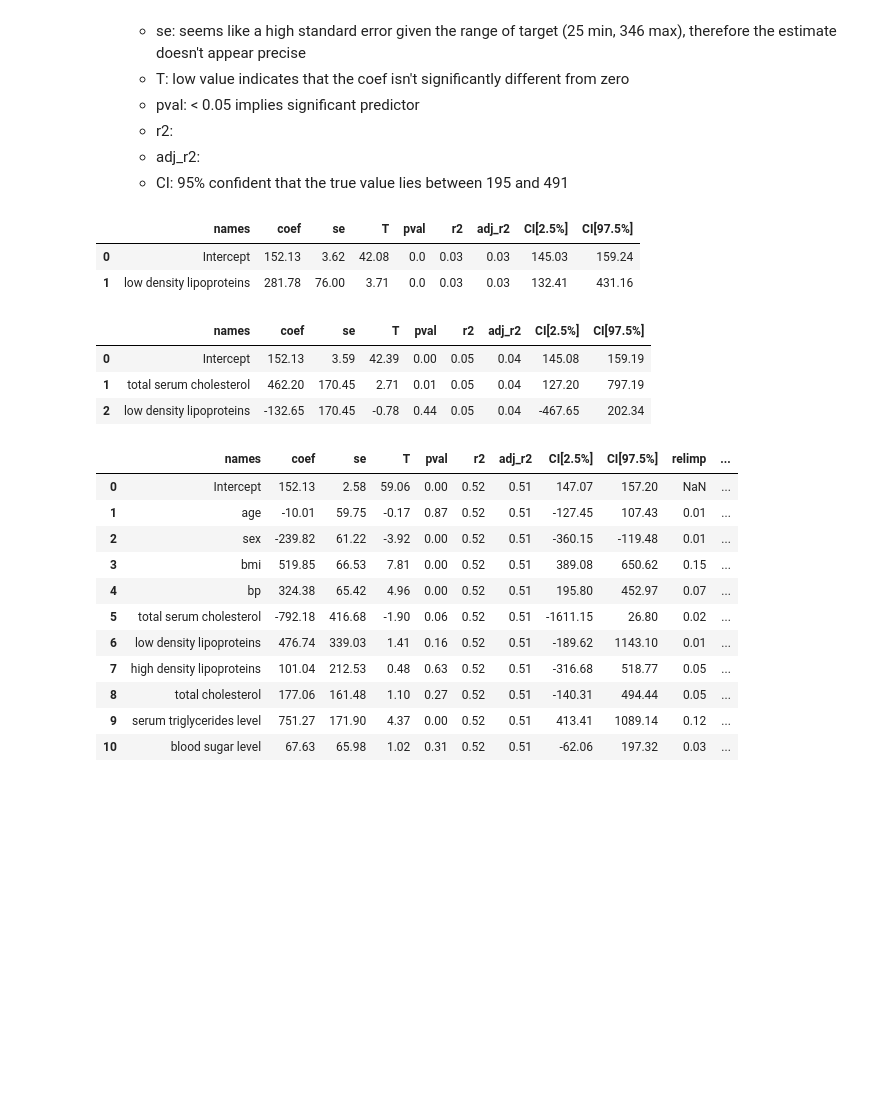
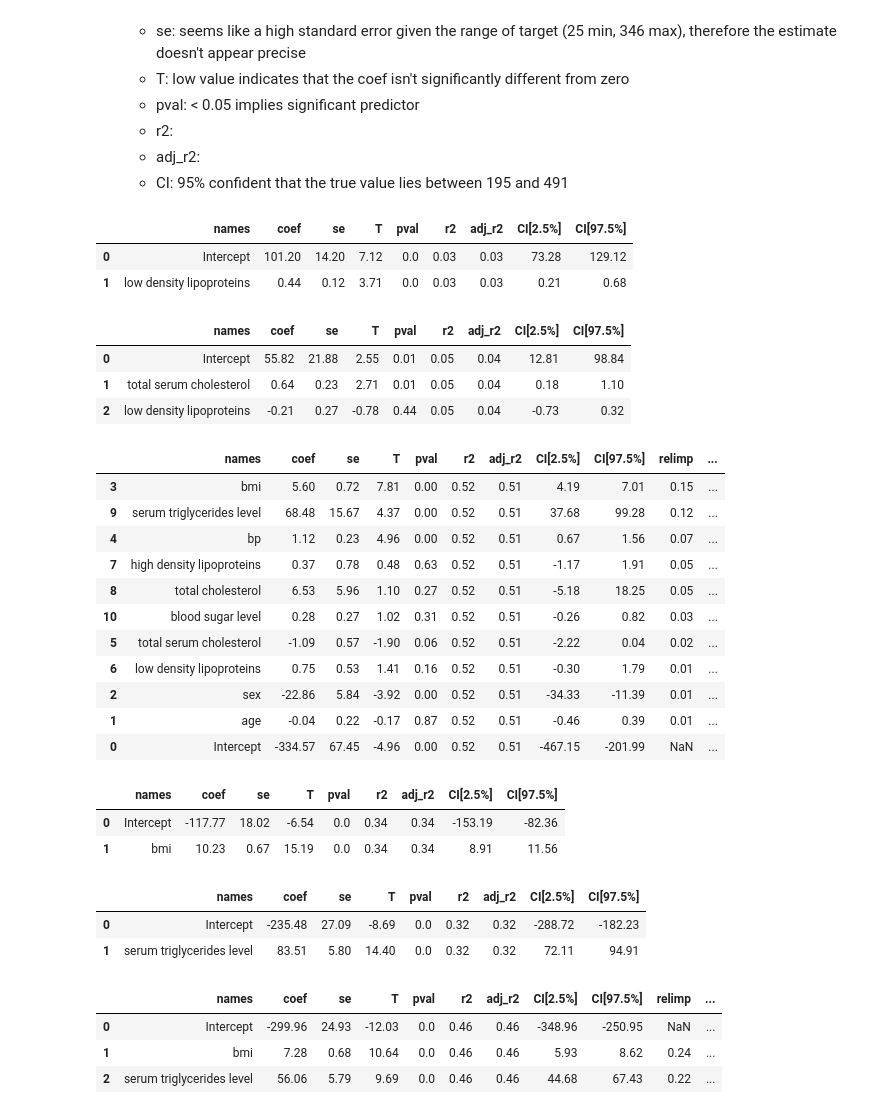
Before and after one commit to mglissmann/09_17_2024, a Jupyter notebook: diabetes_progression.ipynb, the cells around one changed output. Drawn from its saved outputs; the diff is of its cells as text; code cells hidden in the pictures; blank space fills up the shorter version.

```diff
--- a/diabetes_progression.ipynb
+++ b/diabetes_progression.ipynb
@@ -259,50 +259,73 @@ Interpretation:
     - adj_r2:
     - CI: 95% confident that the true value lies between 195 and 491
 # %%
-lm = pg.linear_regression(X['low density lipoproteins'], y)
+lm = pg.linear_regression(df_unscaled['low density lipoproteins'], df_unscaled['target'])
 lm.round(2)
 # %% [output]
 |  | names | coef | se | T | pval | r2 | adj_r2 | CI[2.5%] | CI[97.5%] |
-| 0 | Intercept | 152.13 | 3.62 | 42.08 | 0.0 | 0.03 | 0.03 | 145.03 | 159.24 |
-| 1 | low density lipoproteins | 281.78 | 76.00 | 3.71 | 0.0 | 0.03 | 0.03 | 132.41 | 431.16 |
+| 0 | Intercept | 101.20 | 14.20 | 7.12 | 0.0 | 0.03 | 0.03 | 73.28 | 129.12 |
+| 1 | low density lipoproteins | 0.44 | 0.12 | 3.71 | 0.0 | 0.03 | 0.03 | 0.21 | 0.68 |
 # %%
-lm = pg.linear_regression(X[['total serum cholesterol','low density lipoproteins']], y)
+lm = pg.linear_regression(df_unscaled[['total serum cholesterol','low density lipoproteins']], df_unscaled['target'])
 lm.round(2)
 # %% [output]
 |  | names | coef | se | T | pval | r2 | adj_r2 | CI[2.5%] | CI[97.5%] |
-| 0 | Intercept | 152.13 | 3.59 | 42.39 | 0.00 | 0.05 | 0.04 | 145.08 | 159.19 |
-| 1 | total serum cholesterol | 462.20 | 170.45 | 2.71 | 0.01 | 0.05 | 0.04 | 127.20 | 797.19 |
-| 2 | low density lipoproteins | -132.65 | 170.45 | -0.78 | 0.44 | 0.05 | 0.04 | -467.65 | 202.34 |
+| 0 | Intercept | 55.82 | 21.88 | 2.55 | 0.01 | 0.05 | 0.04 | 12.81 | 98.84 |
+| 1 | total serum cholesterol | 0.64 | 0.23 | 2.71 | 0.01 | 0.05 | 0.04 | 0.18 | 1.10 |
+| 2 | low density lipoproteins | -0.21 | 0.27 | -0.78 | 0.44 | 0.05 | 0.04 | -0.73 | 0.32 |
 # %%
 lm = pg.linear_regression(
-    X[[
+    df_unscaled[[
     'age',
     'sex',
     'bmi',
     'bp',
     'total serum cholesterol',
     'low density lipoproteins',
     'high density lipoproteins',
     'total cholesterol',
     'serum triglycerides level',
     'blood sugar level'
     ]],
-    y,
-    relimp=True
+    df_unscaled['target'],
+    relimp=True,
+    add_intercept=True
 )
-lm.round(2)
+lm.sort_values(by='relimp', ascending=False).round(2)
 # %% [output]
 |  | names | coef | se | T | pval | r2 | adj_r2 | CI[2.5%] | CI[97.5%] | relimp | ... |
-| 0 | Intercept | 152.13 | 2.58 | 59.06 | 0.00 | 0.52 | 0.51 | 147.07 | 157.20 | NaN | ... |
-| 1 | age | -10.01 | 59.75 | -0.17 | 0.87 | 0.52 | 0.51 | -127.45 | 107.43 | 0.01 | ... |
-| 2 | sex | -239.82 | 61.22 | -3.92 | 0.00 | 0.52 | 0.51 | -360.15 | -119.48 | 0.01 | ... |
-| 3 | bmi | 519.85 | 66.53 | 7.81 | 0.00 | 0.52 | 0.51 | 389.08 | 650.62 | 0.15 | ... |
-| 4 | bp | 324.38 | 65.42 | 4.96 | 0.00 | 0.52 | 0.51 | 195.80 | 452.97 | 0.07 | ... |
-| 5 | total serum cholesterol | -792.18 | 416.68 | -1.90 | 0.06 | 0.52 | 0.51 | -1611.15 | 26.80 | 0.02 | ... |
-| 6 | low density lipoproteins | 476.74 | 339.03 | 1.41 | 0.16 | 0.52 | 0.51 | -189.62 | 1143.10 | 0.01 | ... |
-| 7 | high density lipoproteins | 101.04 | 212.53 | 0.48 | 0.63 | 0.52 | 0.51 | -316.68 | 518.77 | 0.05 | ... |
-| 8 | total cholesterol | 177.06 | 161.48 | 1.10 | 0.27 | 0.52 | 0.51 | -140.31 | 494.44 | 0.05 | ... |
-| 9 | serum triglycerides level | 751.27 | 171.90 | 4.37 | 0.00 | 0.52 | 0.51 | 413.41 | 1089.14 | 0.12 | ... |
-| 10 | blood sugar level | 67.63 | 65.98 | 1.02 | 0.31 | 0.52 | 0.51 | -62.06 | 197.32 | 0.03 | ... |
+| 3 | bmi | 5.60 | 0.72 | 7.81 | 0.00 | 0.52 | 0.51 | 4.19 | 7.01 | 0.15 | ... |
+| 9 | serum triglycerides level | 68.48 | 15.67 | 4.37 | 0.00 | 0.52 | 0.51 | 37.68 | 99.28 | 0.12 | ... |
+| 4 | bp | 1.12 | 0.23 | 4.96 | 0.00 | 0.52 | 0.51 | 0.67 | 1.56 | 0.07 | ... |
+| 7 | high density lipoproteins | 0.37 | 0.78 | 0.48 | 0.63 | 0.52 | 0.51 | -1.17 | 1.91 | 0.05 | ... |
+| 8 | total cholesterol | 6.53 | 5.96 | 1.10 | 0.27 | 0.52 | 0.51 | -5.18 | 18.25 | 0.05 | ... |
+| 10 | blood sugar level | 0.28 | 0.27 | 1.02 | 0.31 | 0.52 | 0.51 | -0.26 | 0.82 | 0.03 | ... |
+| 5 | total serum cholesterol | -1.09 | 0.57 | -1.90 | 0.06 | 0.52 | 0.51 | -2.22 | 0.04 | 0.02 | ... |
+| 6 | low density lipoproteins | 0.75 | 0.53 | 1.41 | 0.16 | 0.52 | 0.51 | -0.30 | 1.79 | 0.01 | ... |
+| 2 | sex | -22.86 | 5.84 | -3.92 | 0.00 | 0.52 | 0.51 | -34.33 | -11.39 | 0.01 | ... |
+| 1 | age | -0.04 | 0.22 | -0.17 | 0.87 | 0.52 | 0.51 | -0.46 | 0.39 | 0.01 | ... |
+| 0 | Intercept | -334.57 | 67.45 | -4.96 | 0.00 | 0.52 | 0.51 | -467.15 | -201.99 | NaN | ... |
+# %%
+lm = pg.linear_regression(df_unscaled[['bmi']], df_unscaled['target'])
+lm.round(2)
+# %% [output]
+|  | names | coef | se | T | pval | r2 | adj_r2 | CI[2.5%] | CI[97.5%] |
+| 0 | Intercept | -117.77 | 18.02 | -6.54 | 0.0 | 0.34 | 0.34 | -153.19 | -82.36 |
+| 1 | bmi | 10.23 | 0.67 | 15.19 | 0.0 | 0.34 | 0.34 | 8.91 | 11.56 |
+# %%
+lm = pg.linear_regression(df_unscaled[['serum triglycerides level']], df_unscaled['target'])
+lm.round(2)
+# %% [output]
+|  | names | coef | se | T | pval | r2 | adj_r2 | CI[2.5%] | CI[97.5%] |
+| 0 | Intercept | -235.48 | 27.09 | -8.69 | 0.0 | 0.32 | 0.32 | -288.72 | -182.23 |
+| 1 | serum triglycerides level | 83.51 | 5.80 | 14.40 | 0.0 | 0.32 | 0.32 | 72.11 | 94.91 |
+# %%
+lm = pg.linear_regression(df_unscaled[['bmi', 'serum triglycerides level']], df_unscaled['target'], relimp=True)
+lm.round(2)
+# %% [output]
+|  | names | coef | se | T | pval | r2 | adj_r2 | CI[2.5%] | CI[97.5%] | relimp | ... |
+| 0 | Intercept | -299.96 | 24.93 | -12.03 | 0.0 | 0.46 | 0.46 | -348.96 | -250.95 | NaN | ... |
+| 1 | bmi | 7.28 | 0.68 | 10.64 | 0.0 | 0.46 | 0.46 | 5.93 | 8.62 | 0.24 | ... |
+| 2 | serum triglycerides level | 56.06 | 5.79 | 9.69 | 0.0 | 0.46 | 0.46 | 44.68 | 67.43 | 0.22 | ... |
 # %%
 lm_residuals = pd.DataFrame(data=lm.residuals_, columns=['residuals'])
```
Also changed, not shown: parts of 5 cells of this notebook.
